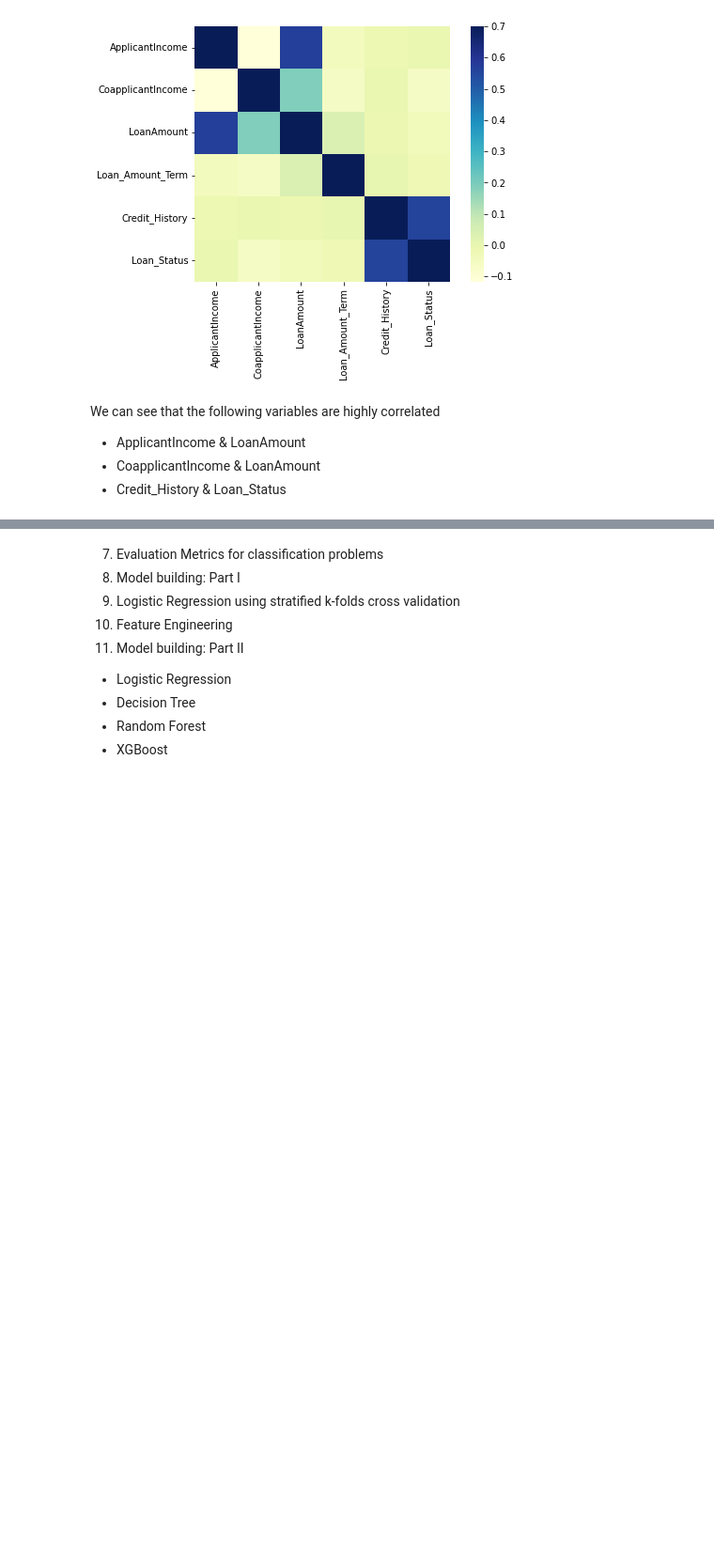
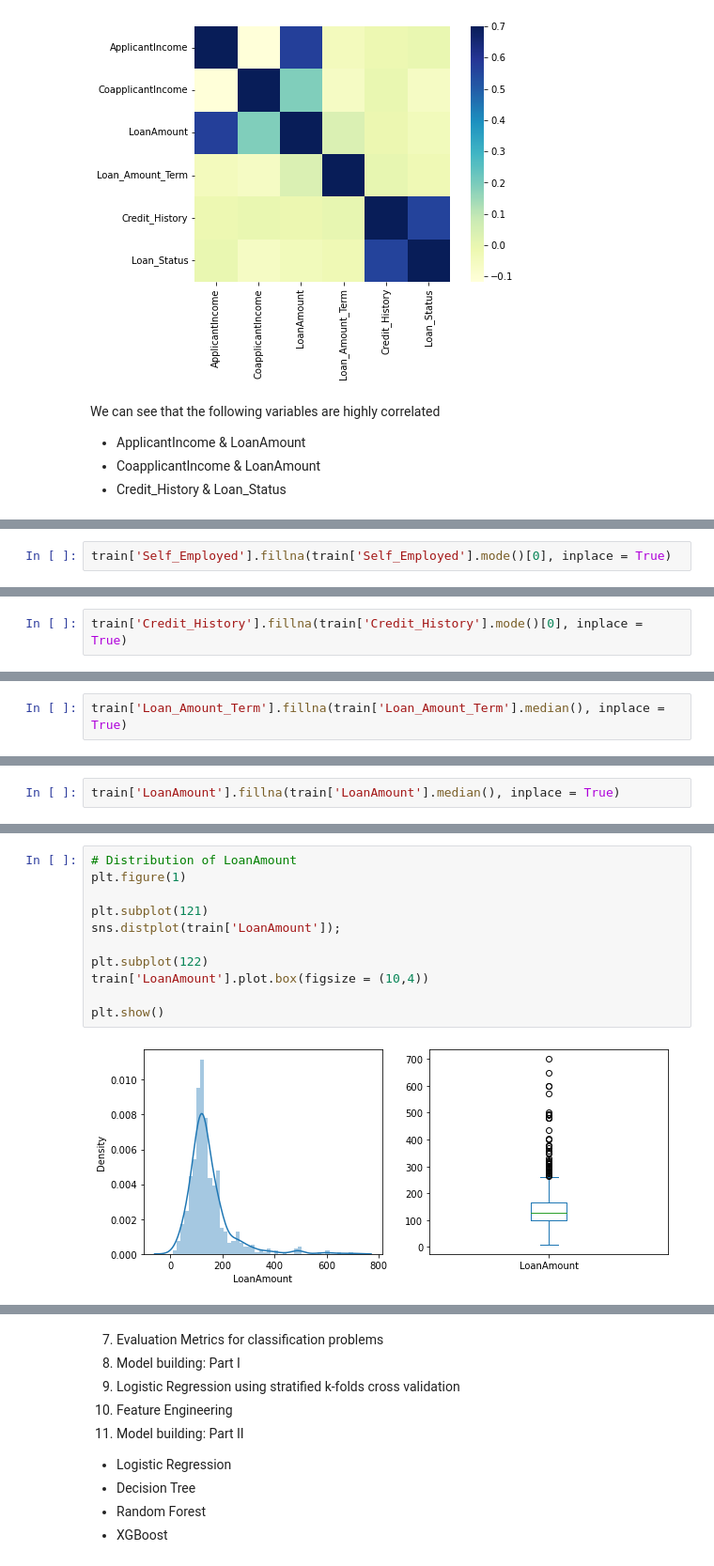
Before and after one commit to unpatel1/Challenge_AProjectAWeek, a Jupyter notebook: Week_08/Week_08_00_Loan_Prediction_ML_Project.ipynb, the cells around one changed output, grey strips where cells are left out. Shown at 94% size. Saved outputs shown, nothing was run; the diff lists cells and outputs as text; blank space fills up the shorter version.

```diff
--- a/Week_08/Week_08_00_Loan_Prediction_ML_Project.ipynb
+++ b/Week_08/Week_08_00_Loan_Prediction_ML_Project.ipynb
@@ -701,0 +761,2 @@ We can see that the following variables are highly correlated
+# %%
+train['Self_Employed'].fillna(train['Self_Employed'].mode()[0], inplace = True)
@@ -701,0 +765,2 @@ We can see that the following variables are highly correlated
+# %%
+train['Credit_History'].fillna(train['Credit_History'].mode()[0], inplace = True)
@@ -701,0 +850,2 @@ We can see that the following variables are highly correlated
+# %%
+train['Loan_Amount_Term'].fillna(train['Loan_Amount_Term'].median(), inplace = True)
@@ -701,0 +871,2 @@ We can see that the following variables are highly correlated
+# %%
+train['LoanAmount'].fillna(train['LoanAmount'].median(), inplace = True)
@@ -701,0 +932,13 @@ We can see that the following variables are highly correlated
+# %%
+# Distribution of LoanAmount
+plt.figure(1)
+
+plt.subplot(121)
+sns.distplot(train['LoanAmount']);
+
+plt.subplot(122)
+train['LoanAmount'].plot.box(figsize = (10,4))
+
+plt.show()
+# %% [output]
+[figure, added]
```
Also changed, not shown: parts of 60 cells of this notebook.
